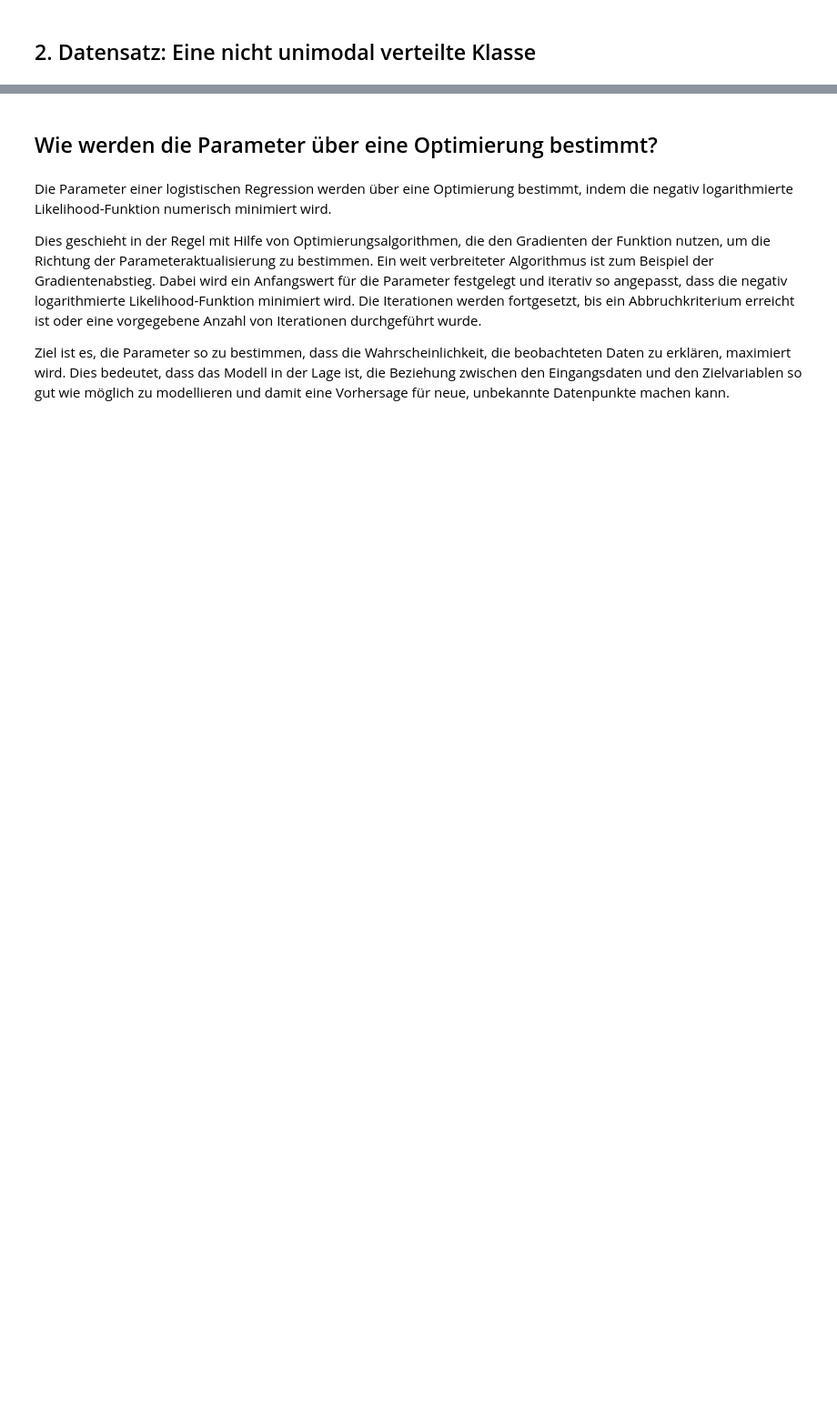
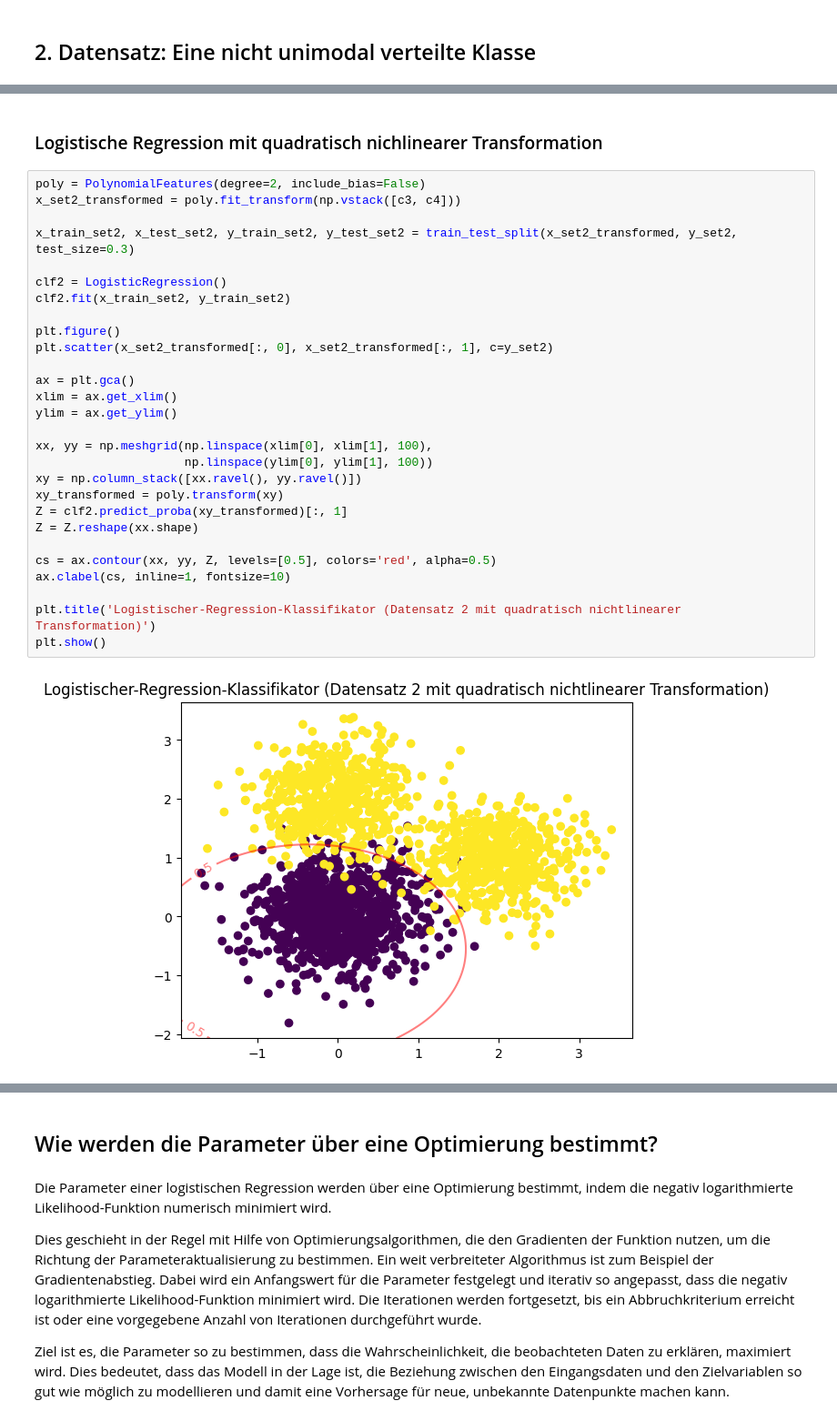
Before and after one commit to simonsymhoven/pattern-matching-machine-learning, a Jupyter notebook: blatt-2/gruppe-1-abgabe-blatt-2/aufgabe-2-3.ipynb, the cells around one changed output, grey strips where cells are left out. Shown: that part at 91% size. Saved outputs shown, nothing was run; the diff lists cells and outputs as text; blank space fills up the shorter version.

```diff
--- a/blatt-2/gruppe-1-abgabe-blatt-2/aufgabe-2-3.ipynb
+++ b/blatt-2/gruppe-1-abgabe-blatt-2/aufgabe-2-3.ipynb
@@ -125,0 +207,32 @@ plt.show()
+# %% [markdown]
+### Logistische Regression mit quadratisch nichlinearer Transformation
+# %%
+poly = PolynomialFeatures(degree=2, include_bias=False)
+x_set2_transformed = poly.fit_transform(np.vstack([c3, c4]))
+
+x_train_set2, x_test_set2, y_train_set2, y_test_set2 = train_test_split(x_set2_transformed, y_set2, test_size=0.3)
+
+clf2 = LogisticRegression()
+clf2.fit(x_train_set2, y_train_set2)
+
+plt.figure()
+plt.scatter(x_set2_transformed[:, 0], x_set2_transformed[:, 1], c=y_set2)
+
+ax = plt.gca()
+xlim = ax.get_xlim()
+ylim = ax.get_ylim()
+
+xx, yy = np.meshgrid(np.linspace(xlim[0], xlim[1], 100),
+                     np.linspace(ylim[0], ylim[1], 100))
+xy = np.column_stack([xx.ravel(), yy.ravel()])
+xy_transformed = poly.transform(xy)
+Z = clf2.predict_proba(xy_transformed)[:, 1]
+Z = Z.reshape(xx.shape)
+
+cs = ax.contour(xx, yy, Z, levels=[0.5], colors='red', alpha=0.5)
+ax.clabel(cs, inline=1, fontsize=10)
+
+plt.title('Logistischer-Regression-Klassifikator (Datensatz 2 mit quadratisch nichtlinearer Transformation)')
+plt.show()
+# %% [output]
+[figure, added]
```
Also changed, not shown: parts of 25 cells of this notebook.
